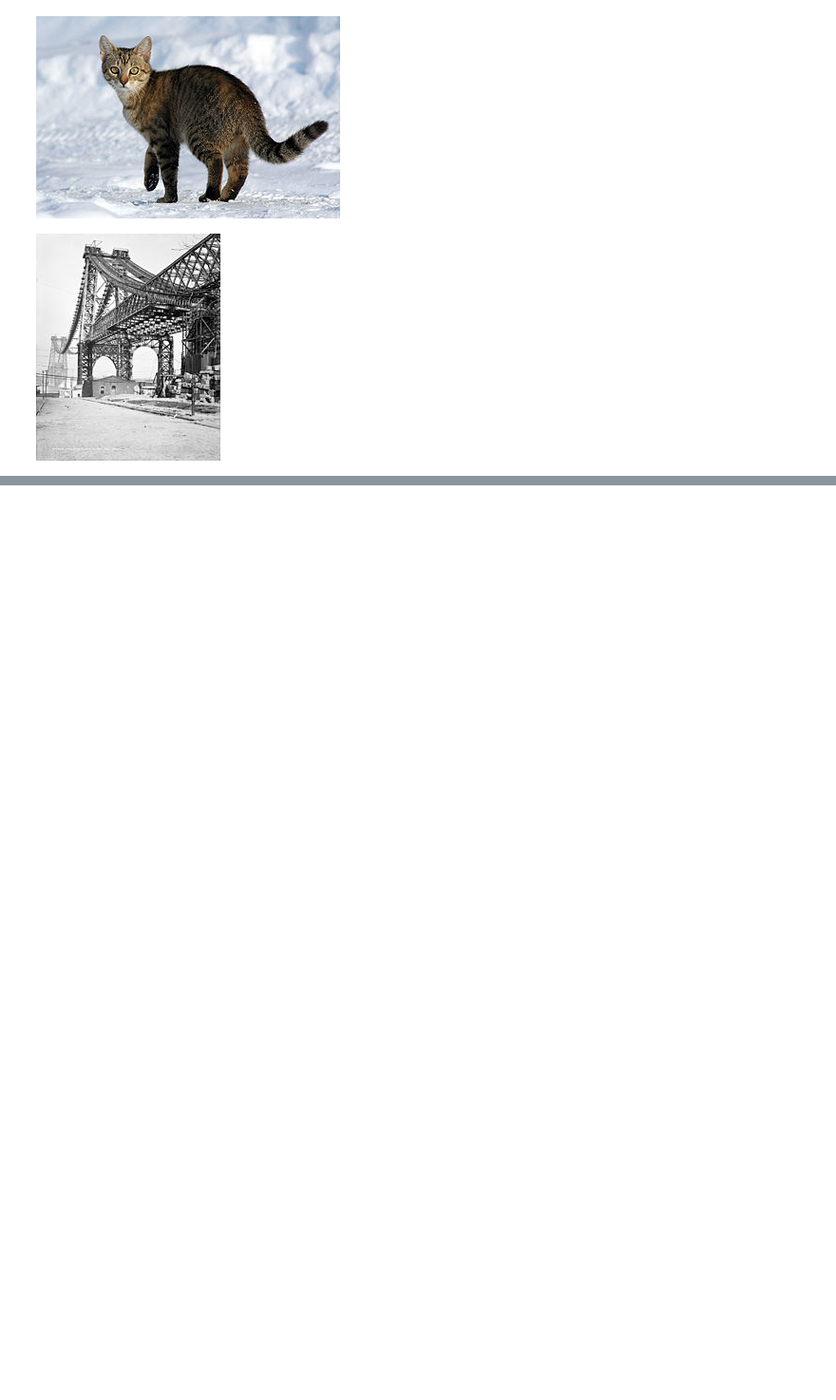
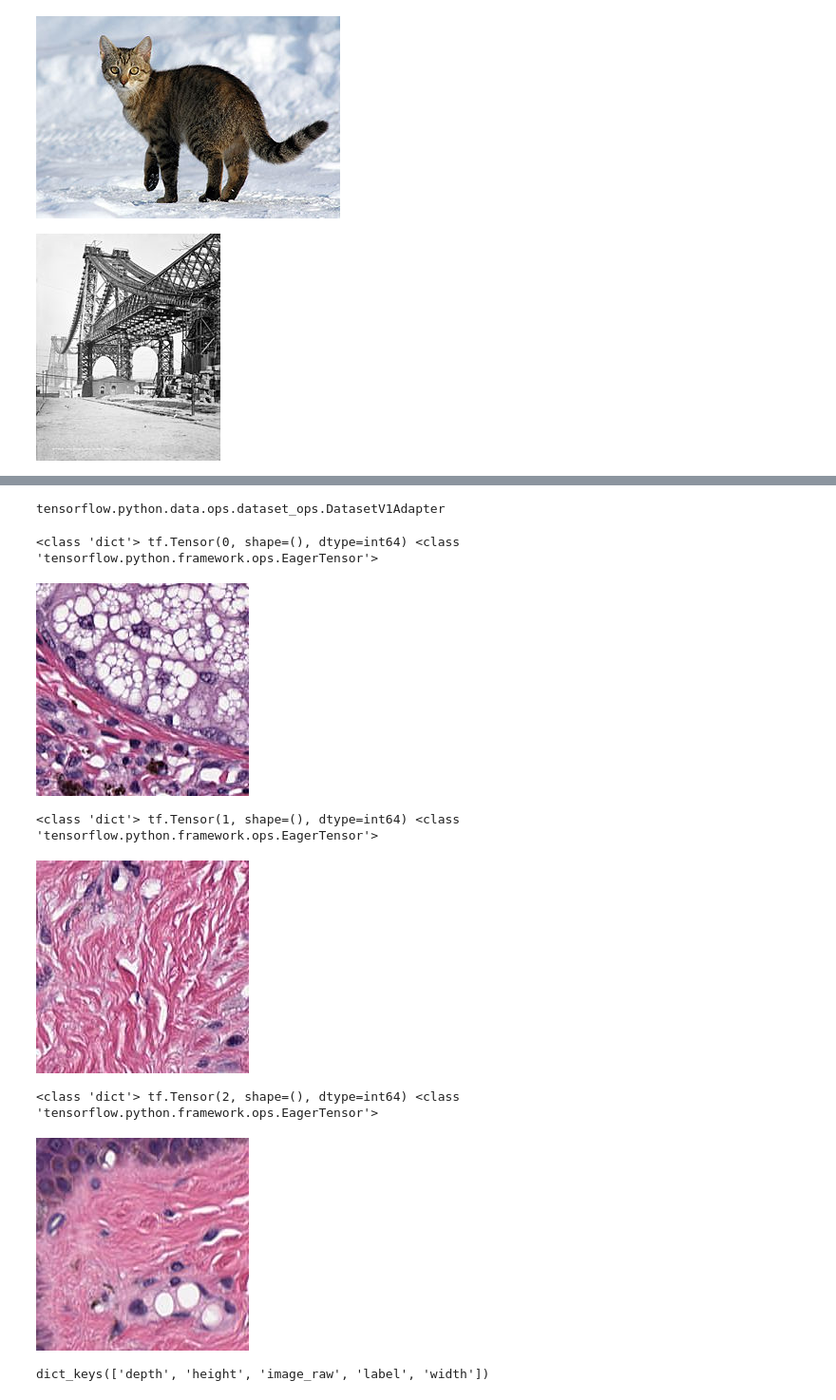
Before and after one commit to quincy-125/DigiPath_MLTK, a Jupyter notebook: notebook_patch_extract/tf_tutorial_write_read_tfrecord.ipynb, the cells around one changed output, grey strips where cells are left out. Shown: that part at 95% size. Saved outputs shown, nothing was run; the diff lists cells and outputs as text; code cells hidden in the pictures; blank space fills up the shorter version.

Commit message:
basic tfrecord demo

```diff
--- a/notebook_patch_extract/tf_tutorial_write_read_tfrecord.ipynb
+++ b/notebook_patch_extract/tf_tutorial_write_read_tfrecord.ipynb
@@ -150,0 +215,37 @@ for image_features in parsed_image_dataset:
+# %%
+raw_image_dataset = tf.data.TFRecordDataset('slide_images.tfrecords')
+# raw_image_dataset = tf.data.get_output_classes('slide_images.tfrecords')
+
+# Create a dictionary describing the features.
+image_feature_description = {
+    'height': tf.FixedLenFeature([], tf.int64),
+    'width': tf.FixedLenFeature([], tf.int64),
+    'depth': tf.FixedLenFeature([], tf.int64),
+    'label': tf.FixedLenFeature([], tf.int64),
+    'image_raw': tf.FixedLenFeature([], tf.string),
+}
+
+def _parse_image_function(example_proto):
+    # Parse the input tf.Example proto using the dictionary above.
+    return tf.parse_single_example(example_proto, image_feature_description)
+
+parsed_image_dataset = raw_image_dataset.map(_parse_image_function)
+type(parsed_image_dataset)
+# %% [output]
+tensorflow.python.data.ops.dataset_ops.DatasetV1Adapter
+# %%
+for dakine in parsed_image_dataset.take(3):
+    print(type(dakine), dakine['label'], type(dakine['image_raw']))
+    image_raw = dakine['image_raw'].numpy()
+    display.display(display.Image(data=image_raw))
+# %% [output]
+<class 'dict'> tf.Tensor(0, shape=(), dtype=int64) <class 'tensorflow.python.framework.ops.EagerTensor'>
+[figure, added]
+<class 'dict'> tf.Tensor(1, shape=(), dtype=int64) <class 'tensorflow.python.framework.ops.EagerTensor'>
+[figure, added]
+<class 'dict'> tf.Tensor(2, shape=(), dtype=int64) <class 'tensorflow.python.framework.ops.EagerTensor'>
+[figure, added]
+# %%
+dakine.keys()
+# %% [output]
+dict_keys(['depth', 'height', 'image_raw', 'label', 'width'])
```
Also changed, not shown: parts of 7 cells of this notebook, 1 other file.
